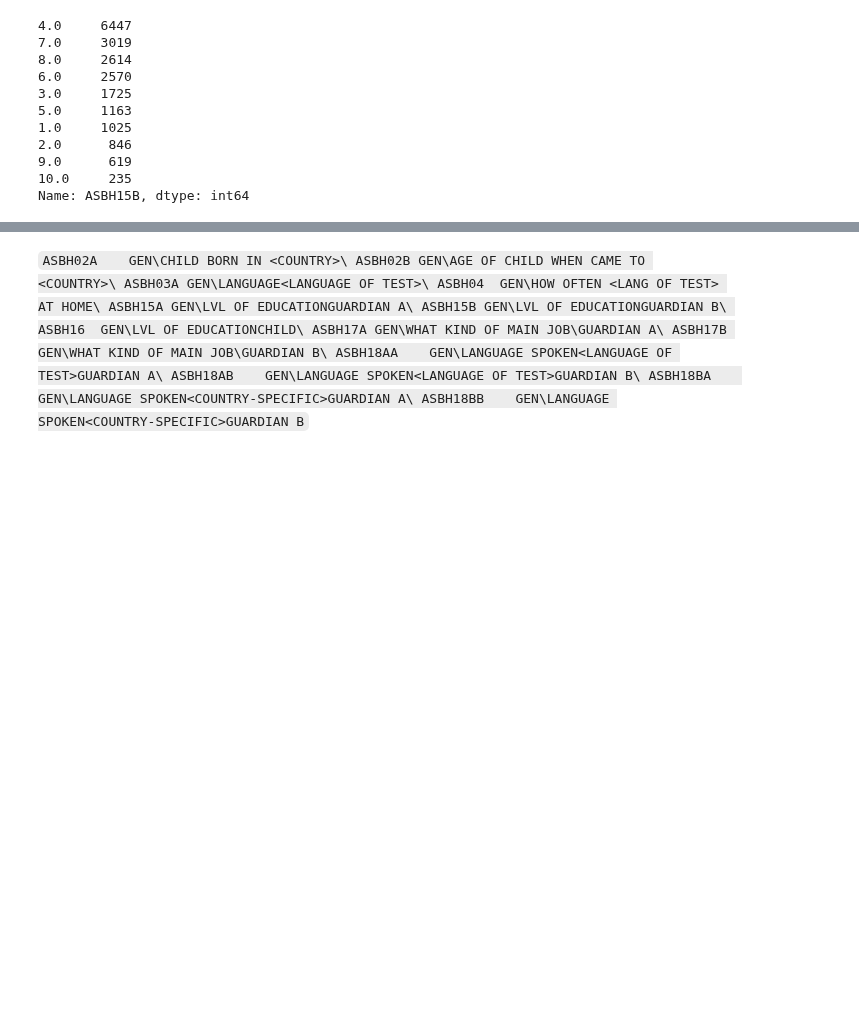
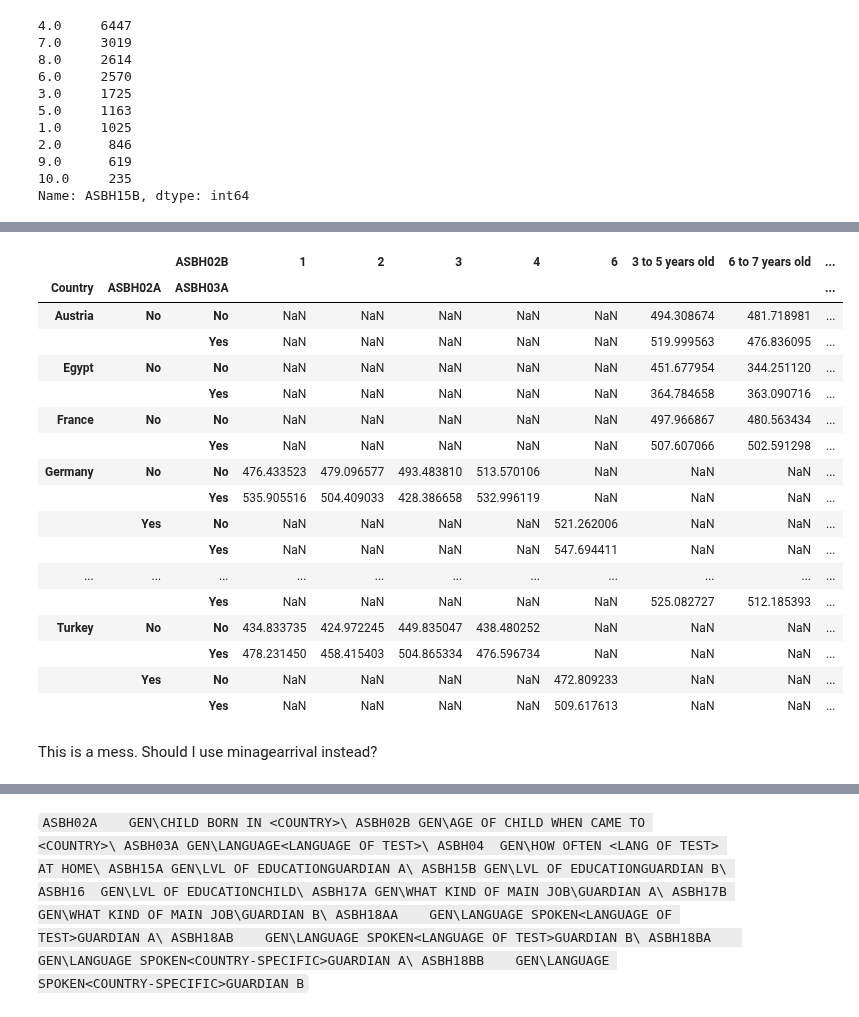
Before and after one commit to SophieESpencer/Comparison, a Jupyter notebook: 4.22 Analysis - explore correlations.ipynb, the cells around one changed output, grey strips where cells are left out. Saved outputs shown, nothing was run; the diff lists cells and outputs as text; code cells hidden in the pictures; blank space fills up the shorter version.

```diff
--- a/4.22 Analysis - explore correlations.ipynb
+++ b/4.22 Analysis - explore correlations.ipynb
@@ -199,0 +239,25 @@ pivot = df_demo.pivot_table(values='avgscore', index=['Country','ASBH02A'],colum
+# %%
+pivot_age = df_cleaned2.pivot_table(values='avgscore', index=['Country','ASBH02A','ASBH03A'],columns=['ASBH02B'] )
+# %%
+pivot_age
+# %% [output]
+|  |  | ASBH02B | 1 | 2 | 3 | 4 | 6 | 3 to 5 years old | 6 to 7 years old | ... |
+| Country | ASBH02A | ASBH03A |  |  |  |  |  |  |  | ... |
+| Austria | No | No | NaN | NaN | NaN | NaN | NaN | 494.308674 | 481.718981 | ... |
+|  |  | Yes | NaN | NaN | NaN | NaN | NaN | 519.999563 | 476.836095 | ... |
+| Egypt | No | No | NaN | NaN | NaN | NaN | NaN | 451.677954 | 344.251120 | ... |
+|  |  | Yes | NaN | NaN | NaN | NaN | NaN | 364.784658 | 363.090716 | ... |
+| France | No | No | NaN | NaN | NaN | NaN | NaN | 497.966867 | 480.563434 | ... |
+|  |  | Yes | NaN | NaN | NaN | NaN | NaN | 507.607066 | 502.591298 | ... |
+| Germany | No | No | 476.433523 | 479.096577 | 493.483810 | 513.570106 | NaN | NaN | NaN | ... |
+|  |  | Yes | 535.905516 | 504.409033 | 428.386658 | 532.996119 | NaN | NaN | NaN | ... |
+|  | Yes | No | NaN | NaN | NaN | NaN | 521.262006 | NaN | NaN | ... |
+|  |  | Yes | NaN | NaN | NaN | NaN | 547.694411 | NaN | NaN | ... |
+| ... | ... | ... | ... | ... | ... | ... | ... | ... | ... | ... |
+|  |  | Yes | NaN | NaN | NaN | NaN | NaN | 525.082727 | 512.185393 | ... |
+| Turkey | No | No | 434.833735 | 424.972245 | 449.835047 | 438.480252 | NaN | NaN | NaN | ... |
+|  |  | Yes | 478.231450 | 458.415403 | 504.865334 | 476.596734 | NaN | NaN | NaN | ... |
+|  | Yes | No | NaN | NaN | NaN | NaN | 472.809233 | NaN | NaN | ... |
+|  |  | Yes | NaN | NaN | NaN | NaN | 509.617613 | NaN | NaN | ... |
+# %% [markdown]
+This is a mess. Should I use minagearrival instead?
```
Also changed, not shown: parts of 41 cells of this notebook, 1 other file.
